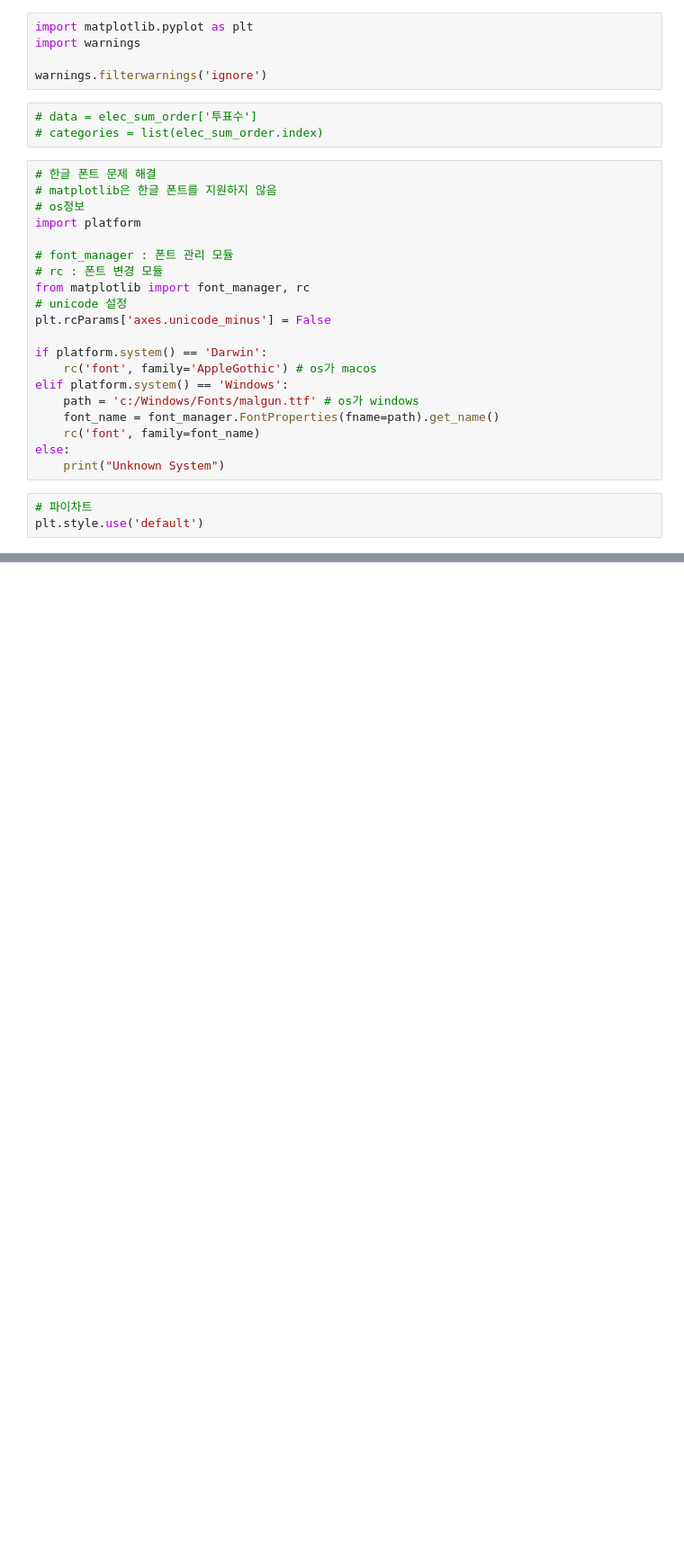
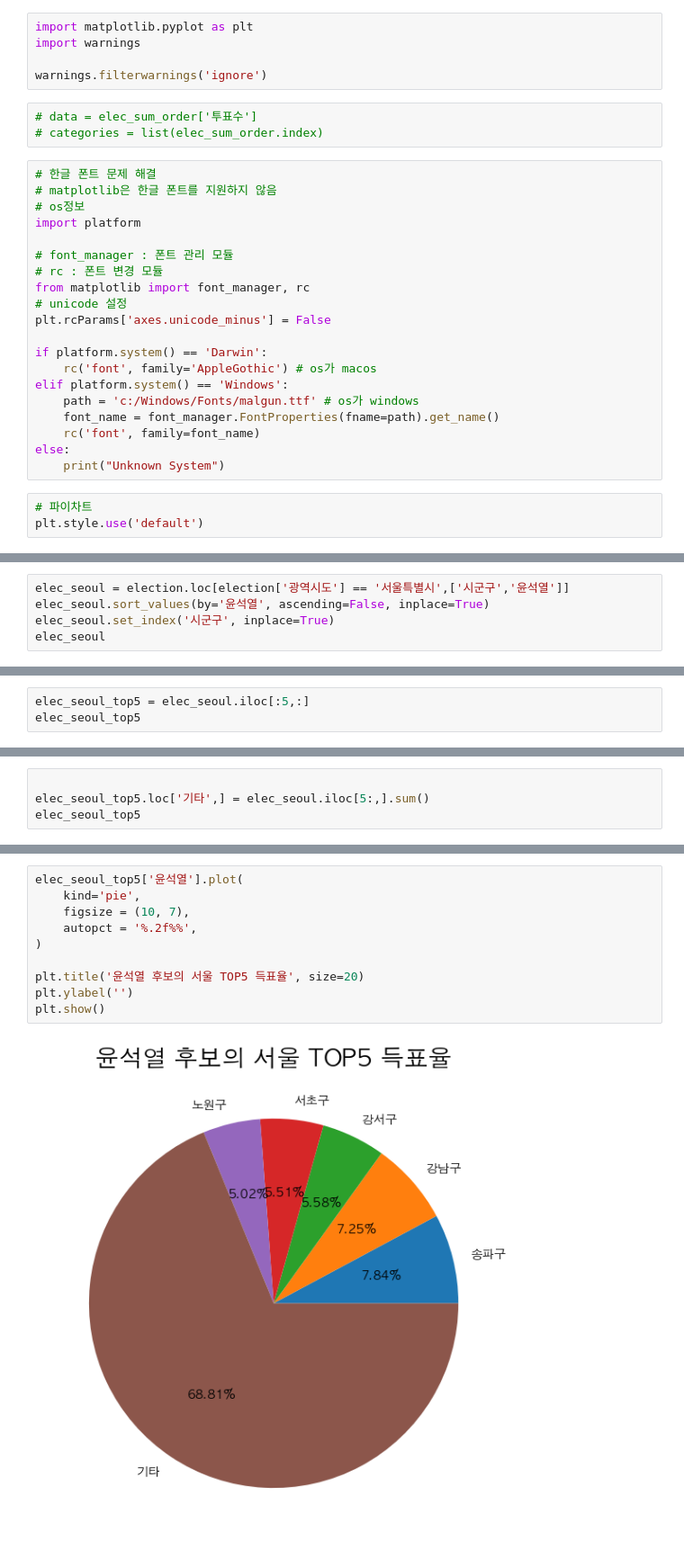
Before and after one commit to jjhwnn/Python, a Jupyter notebook: 3.DataAnalysis/Note/12.대선자료시각화.ipynb, the cells around one changed output, grey strips where cells are left out. Shown: that part at 90% size. Cells and saved outputs as stored; diff of their text form; blank space fills up the shorter version.

```diff
--- a/3.DataAnalysis/Note/12.대선자료시각화.ipynb
+++ b/3.DataAnalysis/Note/12.대선자료시각화.ipynb
@@ -173,0 +198,5 @@ plt.show()
+# %%
+elec_seoul = election.loc[election['광역시도'] == '서울특별시',['시군구','윤석열']]
+elec_seoul.sort_values(by='윤석열', ascending=False, inplace=True)
+elec_seoul.set_index('시군구', inplace=True)
+elec_seoul
@@ -173,0 +222,3 @@ plt.show()
+# %%
+elec_seoul_top5 = elec_seoul.iloc[:5,:]
+elec_seoul_top5
@@ -173,0 +233,4 @@ plt.show()
+# %%
+
+elec_seoul_top5.loc['기타',] = elec_seoul.iloc[5:,].sum()
+elec_seoul_top5
@@ -173,0 +246,12 @@ plt.show()
+# %%
+elec_seoul_top5['윤석열'].plot(
+    kind='pie',
+    figsize = (10, 7),
+    autopct = '%.2f%%',
+)
+
+plt.title('윤석열 후보의 서울 TOP5 득표율', size=20)
+plt.ylabel('')
+plt.show()
+# %% [output]
+[figure, added]
```
Also changed, not shown: parts of 6 cells of this notebook.
